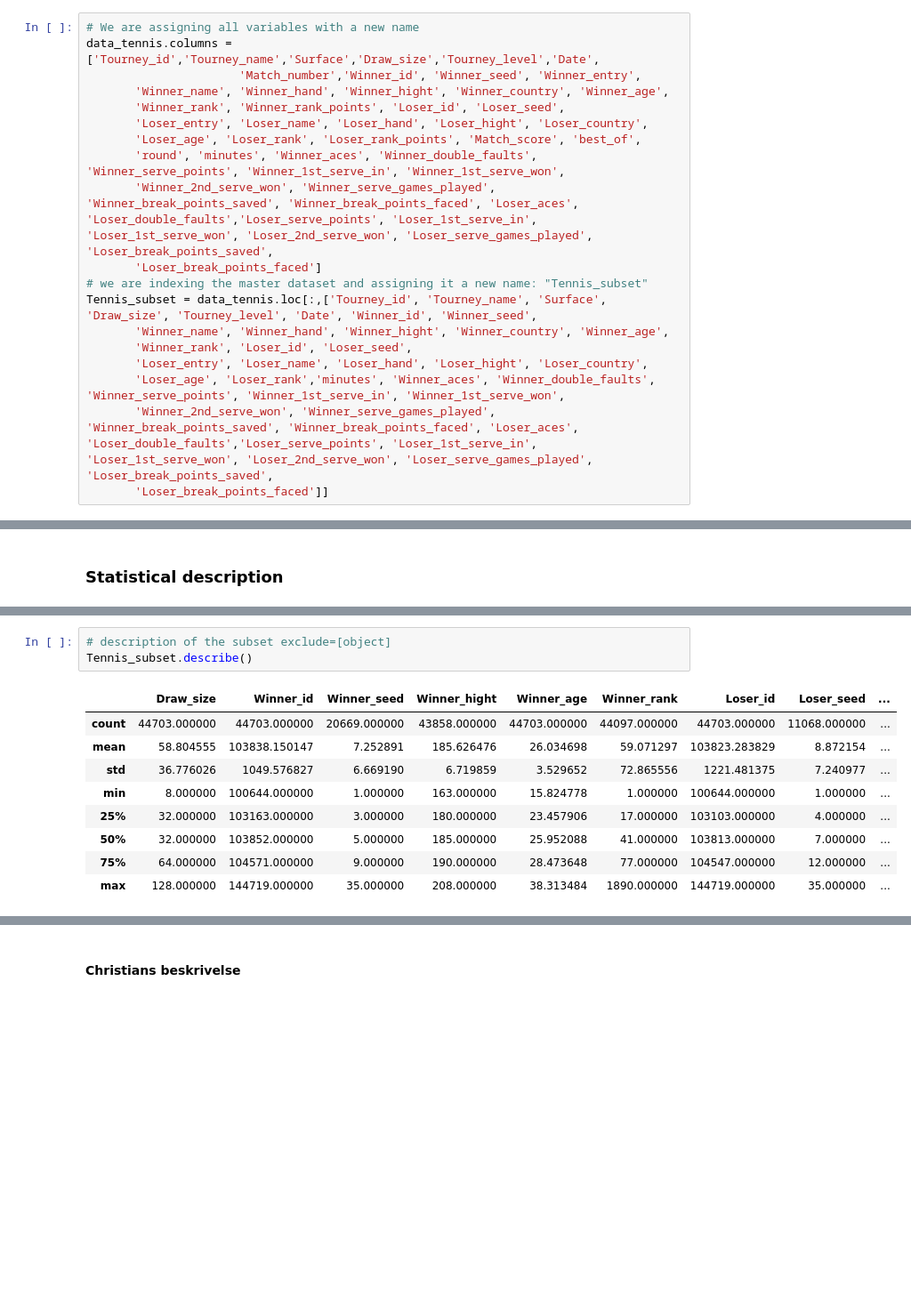
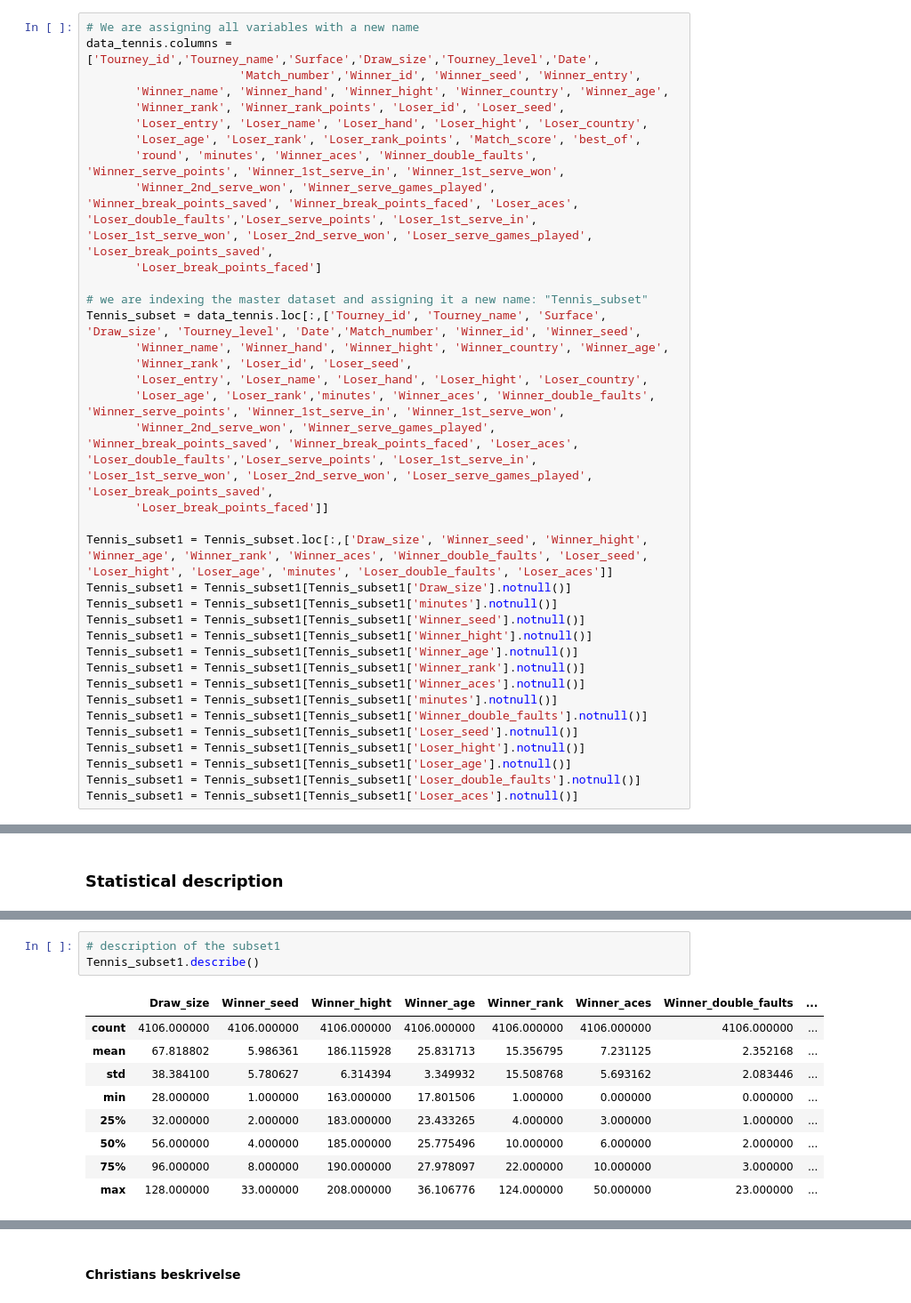
Before and after one commit to NumEconCopenhagen/projects-2019-ccl, a Jupyter notebook: dataproject/dataProject.ipynb, the cells around one changed output, grey strips where cells are left out. Shown at 89% size. Drawn from its saved outputs; the diff is of its cells as text; blank space fills up the shorter version.

```diff
--- a/dataproject/dataProject.ipynb
+++ b/dataproject/dataProject.ipynb
@@ -79,12 +69,29 @@ data_tennis.columns = ['Tourney_id','Tourney_name','Surface','Draw_size','Tourne
        'round', 'minutes', 'Winner_aces', 'Winner_double_faults', 'Winner_serve_points', 'Winner_1st_serve_in', 'Winner_1st_serve_won',
        'Winner_2nd_serve_won', 'Winner_serve_games_played', 'Winner_break_points_saved', 'Winner_break_points_faced', 'Loser_aces', 'Loser_double_faults','Loser_serve_points', 'Loser_1st_serve_in', 'Loser_1st_serve_won', 'Loser_2nd_serve_won', 'Loser_serve_games_played', 'Loser_break_points_saved',
        'Loser_break_points_faced']
+
 # we are indexing the master dataset and assigning it a new name: "Tennis_subset"
-Tennis_subset = data_tennis.loc[:,['Tourney_id', 'Tourney_name', 'Surface', 'Draw_size', 'Tourney_level', 'Date', 'Winner_id', 'Winner_seed',
+Tennis_subset = data_tennis.loc[:,['Tourney_id', 'Tourney_name', 'Surface', 'Draw_size', 'Tourney_level', 'Date','Match_number', 'Winner_id', 'Winner_seed',
        'Winner_name', 'Winner_hand', 'Winner_hight', 'Winner_country', 'Winner_age',
        'Winner_rank', 'Loser_id', 'Loser_seed',
        'Loser_entry', 'Loser_name', 'Loser_hand', 'Loser_hight', 'Loser_country',
        'Loser_age', 'Loser_rank','minutes', 'Winner_aces', 'Winner_double_faults', 'Winner_serve_points', 'Winner_1st_serve_in', 'Winner_1st_serve_won',
        'Winner_2nd_serve_won', 'Winner_serve_games_played', 'Winner_break_points_saved', 'Winner_break_points_faced', 'Loser_aces', 'Loser_double_faults','Loser_serve_points', 'Loser_1st_serve_in', 'Loser_1st_serve_won', 'Loser_2nd_serve_won', 'Loser_serve_games_played', 'Loser_break_points_saved',
        'Loser_break_points_faced']]
+
+Tennis_subset1 = Tennis_subset.loc[:,['Draw_size', 'Winner_seed', 'Winner_hight', 'Winner_age', 'Winner_rank', 'Winner_aces', 'Winner_double_faults', 'Loser_seed', 'Loser_hight', 'Loser_age', 'minutes', 'Loser_double_faults', 'Loser_aces']]
+Tennis_subset1 = Tennis_subset1[Tennis_subset1['Draw_size'].notnull()]
+Tennis_subset1 = Tennis_subset1[Tennis_subset1['minutes'].notnull()]
+Tennis_subset1 = Tennis_subset1[Tennis_subset1['Winner_seed'].notnull()]
+Tennis_subset1 = Tennis_subset1[Tennis_subset1['Winner_hight'].notnull()]
+Tennis_subset1 = Tennis_subset1[Tennis_subset1['Winner_age'].notnull()]
+Tennis_subset1 = Tennis_subset1[Tennis_subset1['Winner_rank'].notnull()]
+Tennis_subset1 = Tennis_subset1[Tennis_subset1['Winner_aces'].notnull()]
+Tennis_subset1 = Tennis_subset1[Tennis_subset1['minutes'].notnull()]
+Tennis_subset1 = Tennis_subset1[Tennis_subset1['Winner_double_faults'].notnull()]
+Tennis_subset1 = Tennis_subset1[Tennis_subset1['Loser_seed'].notnull()]
+Tennis_subset1 = Tennis_subset1[Tennis_subset1['Loser_hight'].notnull()]
+Tennis_subset1 = Tennis_subset1[Tennis_subset1['Loser_age'].notnull()]
+Tennis_subset1 = Tennis_subset1[Tennis_subset1['Loser_double_faults'].notnull()]
+Tennis_subset1 = Tennis_subset1[Tennis_subset1['Loser_aces'].notnull()]
 # %% [markdown]
@@ -96,15 +103,15 @@ We start by giving a short description of the Tennis_subset. The subset consist
 
 For the statistical description we use the pandas describe function and thereafter making a table
 # %%
-# description of the subset exclude=[object]
-Tennis_subset.describe()
+# description of the subset1
+Tennis_subset1.describe()
 # %% [output]
-|  | Draw_size | Winner_id | Winner_seed | Winner_hight | Winner_age | Winner_rank | Loser_id | Loser_seed | ... |
-| count | 44703.000000 | 44703.000000 | 20669.000000 | 43858.000000 | 44703.000000 | 44097.000000 | 44703.000000 | 11068.000000 | ... |
-| mean | 58.804555 | 103838.150147 | 7.252891 | 185.626476 | 26.034698 | 59.071297 | 103823.283829 | 8.872154 | ... |
-| std | 36.776026 | 1049.576827 | 6.669190 | 6.719859 | 3.529652 | 72.865556 | 1221.481375 | 7.240977 | ... |
-| min | 8.000000 | 100644.000000 | 1.000000 | 163.000000 | 15.824778 | 1.000000 | 100644.000000 | 1.000000 | ... |
-| 25% | 32.000000 | 103163.000000 | 3.000000 | 180.000000 | 23.457906 | 17.000000 | 103103.000000 | 4.000000 | ... |
-| 50% | 32.000000 | 103852.000000 | 5.000000 | 185.000000 | 25.952088 | 41.000000 | 103813.000000 | 7.000000 | ... |
-| 75% | 64.000000 | 104571.000000 | 9.000000 | 190.000000 | 28.473648 | 77.000000 | 104547.000000 | 12.000000 | ... |
-| max | 128.000000 | 144719.000000 | 35.000000 | 208.000000 | 38.313484 | 1890.000000 | 144719.000000 | 35.000000 | ... |
+|  | Draw_size | Winner_seed | Winner_hight | Winner_age | Winner_rank | Winner_aces | Winner_double_faults | ... |
+| count | 4106.000000 | 4106.000000 | 4106.000000 | 4106.000000 | 4106.000000 | 4106.000000 | 4106.000000 | ... |
+| mean | 67.818802 | 5.986361 | 186.115928 | 25.831713 | 15.356795 | 7.231125 | 2.352168 | ... |
+| std | 38.384100 | 5.780627 | 6.314394 | 3.349932 | 15.508768 | 5.693162 | 2.083446 | ... |
+| min | 28.000000 | 1.000000 | 163.000000 | 17.801506 | 1.000000 | 0.000000 | 0.000000 | ... |
+| 25% | 32.000000 | 2.000000 | 183.000000 | 23.433265 | 4.000000 | 3.000000 | 1.000000 | ... |
+| 50% | 56.000000 | 4.000000 | 185.000000 | 25.775496 | 10.000000 | 6.000000 | 2.000000 | ... |
+| 75% | 96.000000 | 8.000000 | 190.000000 | 27.978097 | 22.000000 | 10.000000 | 3.000000 | ... |
+| max | 128.000000 | 33.000000 | 208.000000 | 36.106776 | 124.000000 | 50.000000 | 23.000000 | ... |
```
Also changed, not shown: parts of 14 cells of this notebook.
